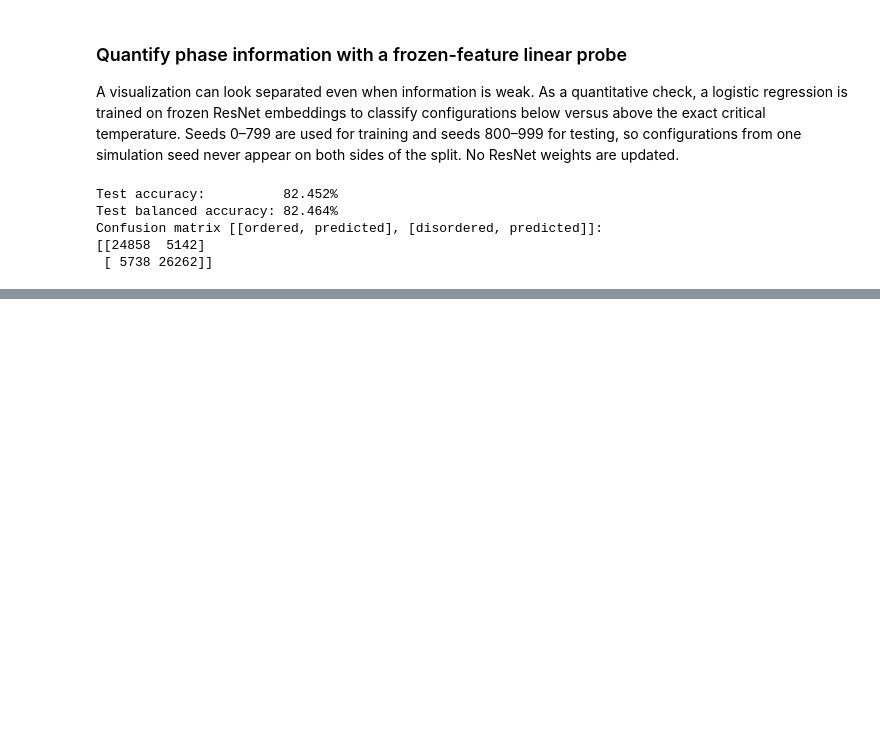
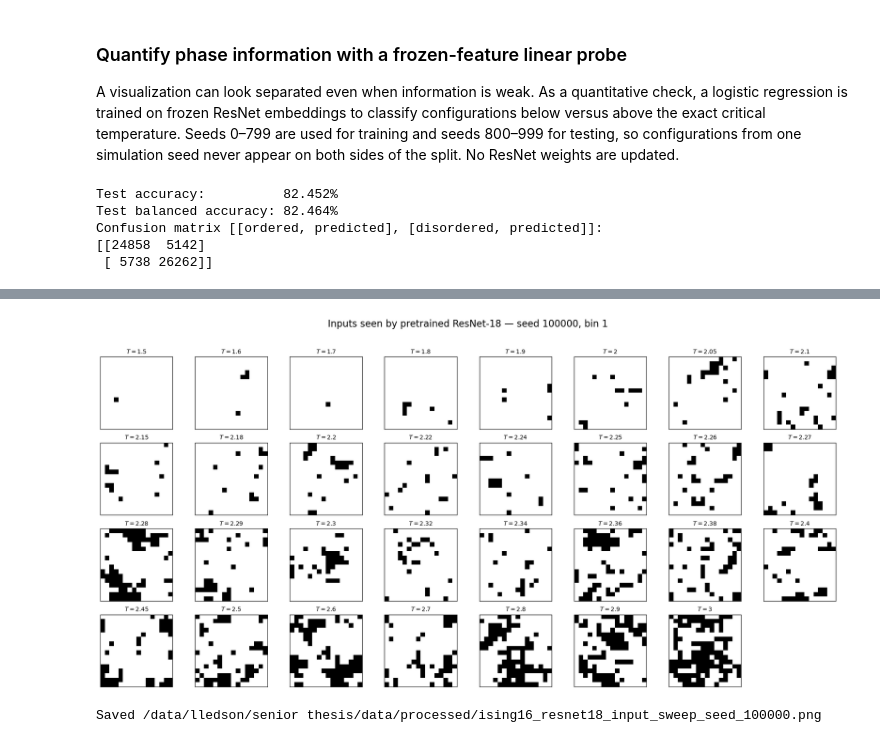
Before and after one commit to lledson425/Summer25, a Jupyter notebook: notebooks/ising/ising16_magnetization.ipynb, the cells around one changed output, grey strips where cells are left out. Drawn from its saved outputs; the diff is of its cells as text; code cells hidden in the pictures; blank space fills up the shorter version.

Commit message:
Visualize ResNet inputs across Ising temperatures

```diff
--- a/notebooks/ising/ising16_magnetization.ipynb
+++ b/notebooks/ising/ising16_magnetization.ipynb
@@ -486,0 +544,27 @@ fig
+# %%
+fig, axes = plt.subplots(4, 8, figsize=(18, 9))
+axes = axes.ravel()
+
+for index, (image, temperature) in enumerate(zip(visible_sweep, temperature_sweep)):
+    axes[index].imshow(image, interpolation='nearest')
+    axes[index].set_title(f'$T={temperature:g}$', fontsize=10)
+    axes[index].set_xticks([])
+    axes[index].set_yticks([])
+
+for axis in axes[len(visible_sweep):]:
+    axis.axis('off')
+
+fig.suptitle(
+    f'Inputs seen by pretrained ResNet-18 — seed {DISPLAY_SEED}, bin {DISPLAY_BIN + 1}',
+    fontsize=16,
+)
+fig.tight_layout(rect=(0, 0, 1, 0.96))
+
+resnet_sweep_path = OUTPUT_ROOT / f'ising16_resnet18_input_sweep_seed_{DISPLAY_SEED}.png'
+fig.savefig(resnet_sweep_path, dpi=220, bbox_inches='tight')
+plt.show()
+plt.close(fig)
+print(f'Saved {resnet_sweep_path}')
+# %% [output]
+[figure, added]
+Saved /data/lledson/senior thesis/data/processed/ising16_resnet18_input_sweep_seed_100000.png
```
Also changed, not shown: parts of 7 cells of this notebook.
